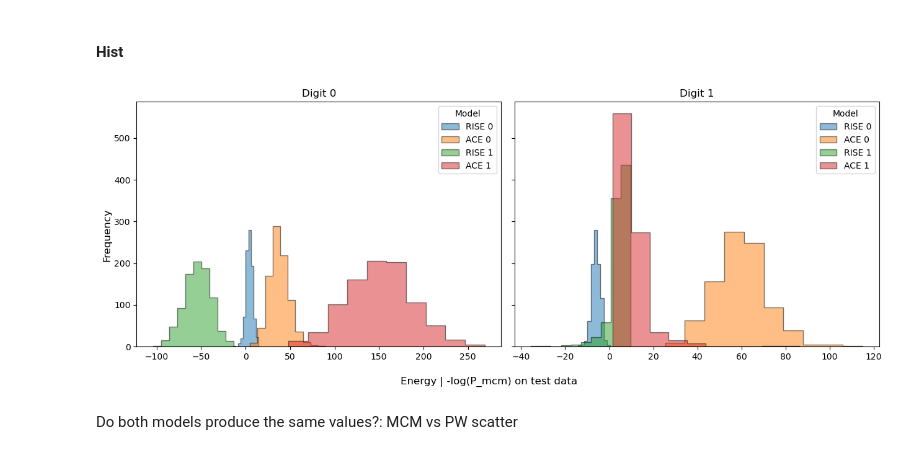
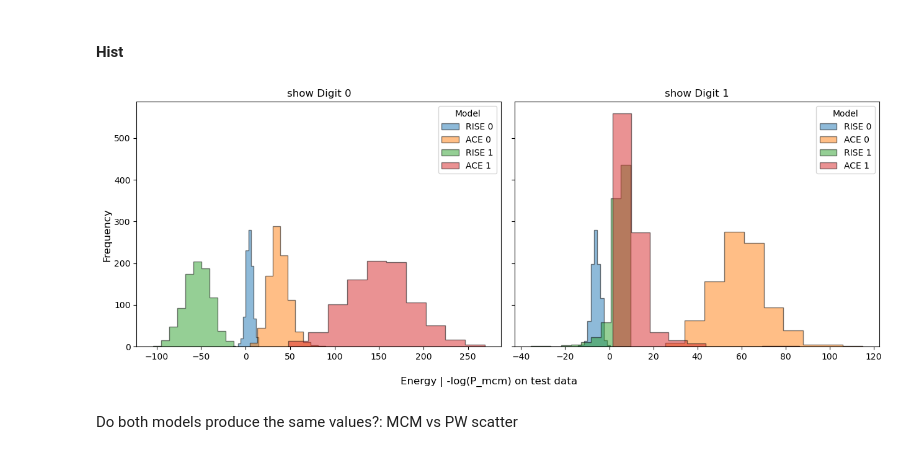
Before and after one commit to PaulHosek/MCM_classifier, a Jupyter notebook: Classifier_1/mcm/paper_plots_pw/ace_rise_scatter.ipynb, the cells around one changed output. Cells and saved outputs as stored; diff of their text form; code cells hidden in the pictures.

```diff
--- a/Classifier_1/mcm/paper_plots_pw/ace_rise_scatter.ipynb
+++ b/Classifier_1/mcm/paper_plots_pw/ace_rise_scatter.ipynb
@@ -54,28 +54,27 @@ for i_dig, testdig in enumerate(testdatas):
 # %%
 ### Now we combine the two
 
 
 
 model_digits = [0,1]
 
 fig, axs = plt.subplots(1,2,sharey=True,figsize=((13,5)))
 
 for i_dig, testdig in enumerate(testdatas):
-    ax = axs[i_dig]
-    see_dig = model_digits[i_dig]
     for i_md in range(2):
-
+        ax = axs[i_dig]
+        see_dig = model_digits[i_dig]
         ax.hist(rise_distr[i_md,i_dig,:]*-1,label=f"RISE {i_md}",alpha=.5,histtype="stepfilled",edgecolor="black")
         ax.hist(ace_distrs[i_md,i_dig],label=f"ACE {i_md}",alpha=.5,histtype="stepfilled",edgecolor="black")
 
-    ax.set_title(f"Digit {see_dig}")
+    ax.set_title(f"show Digit {see_dig}")
     ax.legend(title="Model")
 fig.supxlabel("Energy | -log(P_mcm) on test data")
 fig.supylabel("Frequency")
 # fig.suptitle("PW model build")
 fig.tight_layout()
 plt.show()
 # %% [output]
-[figure, old version]
+[figure, new version]
 # %% [markdown]
 Do both models produce the same values?: MCM vs PW scatter
```
Also changed, not shown: parts of 3 cells of this notebook, 1 other file.
